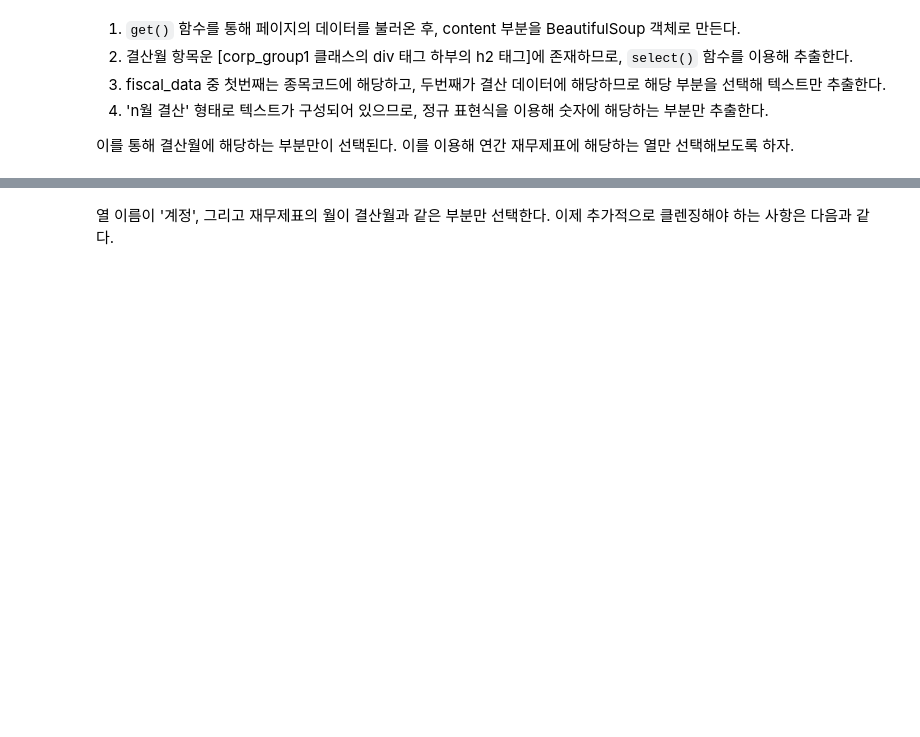
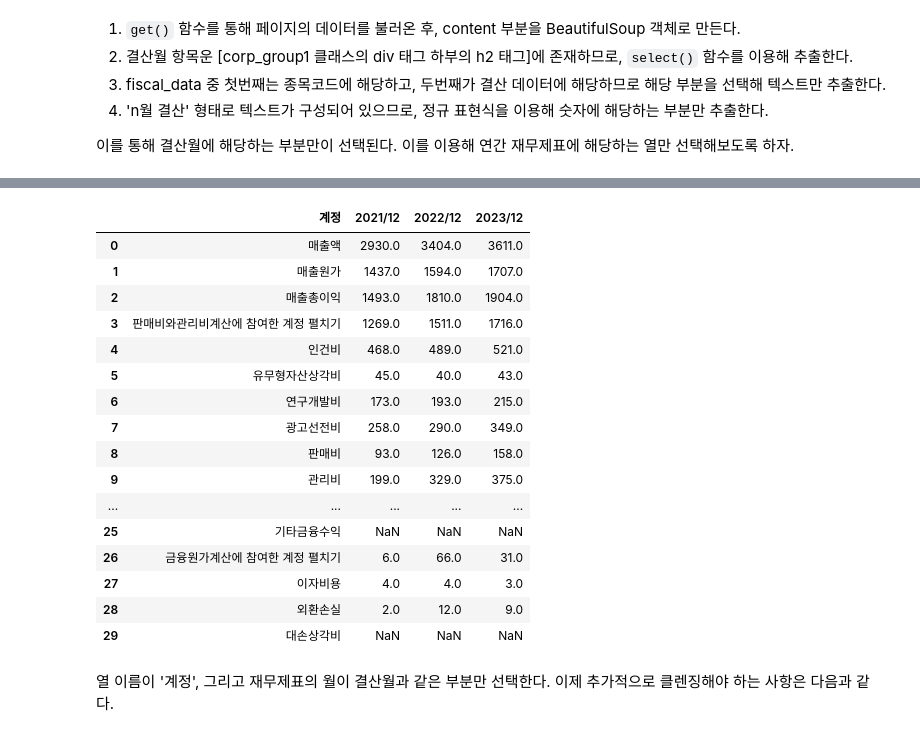
Before and after one commit to JaehwanKim00/stock_trading, a Jupyter notebook: data_korea.ipynb, the cells around one changed output, grey strips where cells are left out. Saved outputs shown, nothing was run; the diff lists cells and outputs as text; code cells hidden in the pictures; blank space fills up the shorter version.

```diff
--- a/data_korea.ipynb
+++ b/data_korea.ipynb
@@ -1063,3 +1132,23 @@ data_fs_y.head()
+# %%
+data_fs_y.head(30)
+# %% [output]
+|  | 계정 | 2021/12 | 2022/12 | 2023/12 |
+| 0 | 매출액 | 2930.0 | 3404.0 | 3611.0 |
+| 1 | 매출원가 | 1437.0 | 1594.0 | 1707.0 |
+| 2 | 매출총이익 | 1493.0 | 1810.0 | 1904.0 |
+| 3 | 판매비와관리비계산에 참여한 계정 펼치기 | 1269.0 | 1511.0 | 1716.0 |
+| 4 | 인건비 | 468.0 | 489.0 | 521.0 |
+| 5 | 유무형자산상각비 | 45.0 | 40.0 | 43.0 |
+| 6 | 연구개발비 | 173.0 | 193.0 | 215.0 |
+| 7 | 광고선전비 | 258.0 | 290.0 | 349.0 |
+| 8 | 판매비 | 93.0 | 126.0 | 158.0 |
+| 9 | 관리비 | 199.0 | 329.0 | 375.0 |
+| ... | ... | ... | ... | ... |
+| 25 | 기타금융수익 | NaN | NaN | NaN |
+| 26 | 금융원가계산에 참여한 계정 펼치기 | 6.0 | 66.0 | 31.0 |
+| 27 | 이자비용 | 4.0 | 4.0 | 3.0 |
+| 28 | 외환손실 | 2.0 | 12.0 | 9.0 |
+| 29 | 대손상각비 | NaN | NaN | NaN |
 # %% [markdown]
 열 이름이 '계정', 그리고 재무제표의 월이 결산월과 같은 부분만 선택한다. 이제 추가적으로 클렌징해야 하는 사항은 다음과 같다.
 # %%
```
Also changed, not shown: parts of 14 cells of this notebook.
